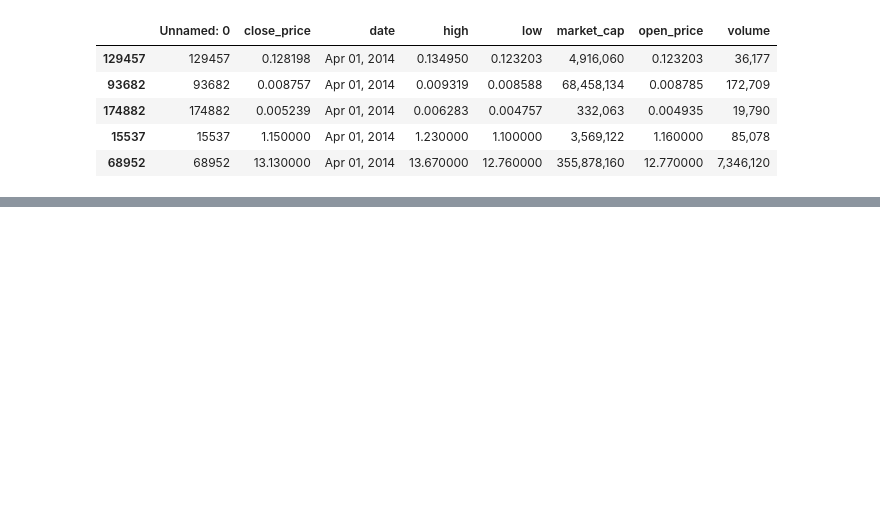
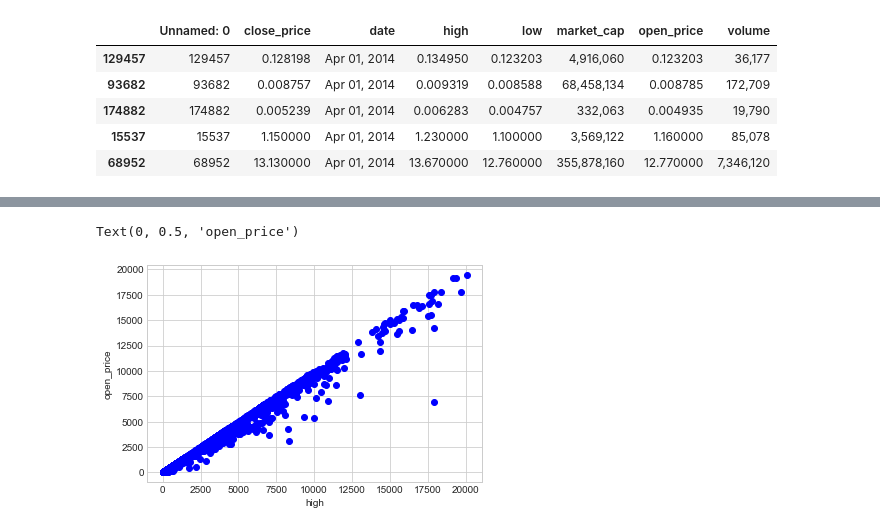
Before and after one commit to abbeydent/coinmarket_scraper, a Jupyter notebook: coinmarket_analysis.ipynb, the cells around one changed output, grey strips where cells are left out. Saved outputs shown, nothing was run; the diff lists cells and outputs as text; code cells hidden in the pictures; blank space fills up the shorter version.

```diff
--- a/coinmarket_analysis.ipynb
+++ b/coinmarket_analysis.ipynb
@@ -126,0 +54,3 @@ print(results)
+# %%
+open_price = df.iloc[:,6]
+#print(open_price)
@@ -126,0 +60,3 @@ print(results)
+# %%
+high = df.iloc[:,3]
+#print(high)
@@ -126,0 +75,9 @@ print(results)
+# %%
+N=250
+plt.scatter(high, open_price, color='b')
+plt.xlabel('high')
+plt.ylabel('open_price')
+#plt.show()
+# %% [output]
+Text(0, 0.5, 'open_price')
+[figure, added]
```
Also changed, not shown: parts of 14 cells of this notebook, 3 other files.
